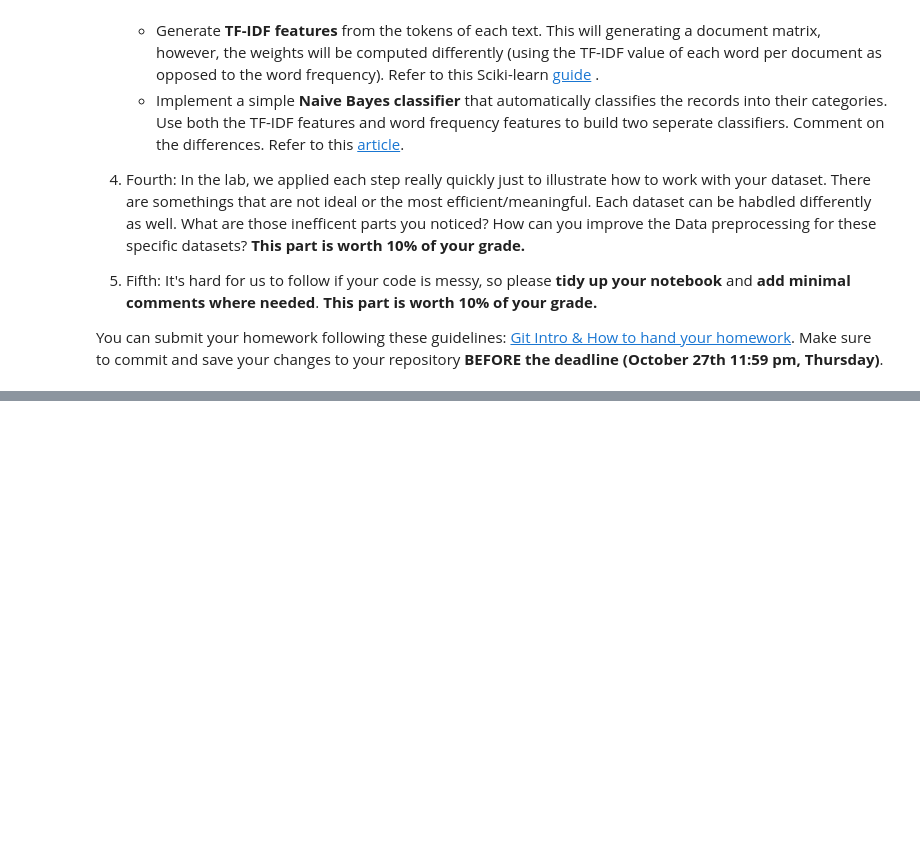
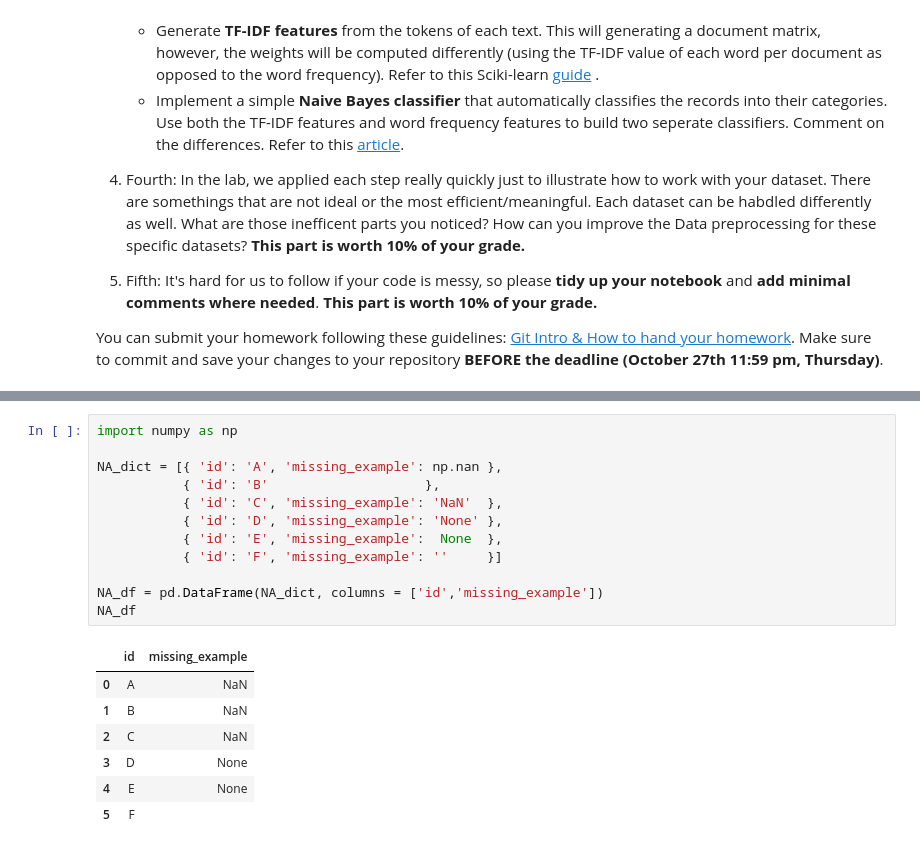
Before and after one commit to D-Albrekt/Data-Mining-Lab1-Master, a Jupyter notebook: Homework/DM2023-Lab1-Homework.ipynb, the cells around one changed output, grey strips where cells are left out. Drawn from its saved outputs; the diff is of its cells as text; blank space fills up the shorter version.

```diff
--- a/Homework/DM2023-Lab1-Homework.ipynb
+++ b/Homework/DM2023-Lab1-Homework.ipynb
@@ -35,0 +89,20 @@ You can submit your homework following these guidelines: [Git Intro & How to han
+# %%
+import numpy as np
+
+NA_dict = [{ 'id': 'A', 'missing_example': np.nan },
+           { 'id': 'B'                    },
+           { 'id': 'C', 'missing_example': 'NaN'  },
+           { 'id': 'D', 'missing_example': 'None' },
+           { 'id': 'E', 'missing_example':  None  },
+           { 'id': 'F', 'missing_example': ''     }]
+
+NA_df = pd.DataFrame(NA_dict, columns = ['id','missing_example'])
+NA_df
+# %% [output]
+|  | id | missing_example |
+| 0 | A | NaN |
+| 1 | B | NaN |
+| 2 | C | NaN |
+| 3 | D | None |
+| 4 | E | None |
+| 5 | F |  |
```
Also changed, not shown: parts of 12 cells of this notebook, 1 other file.
